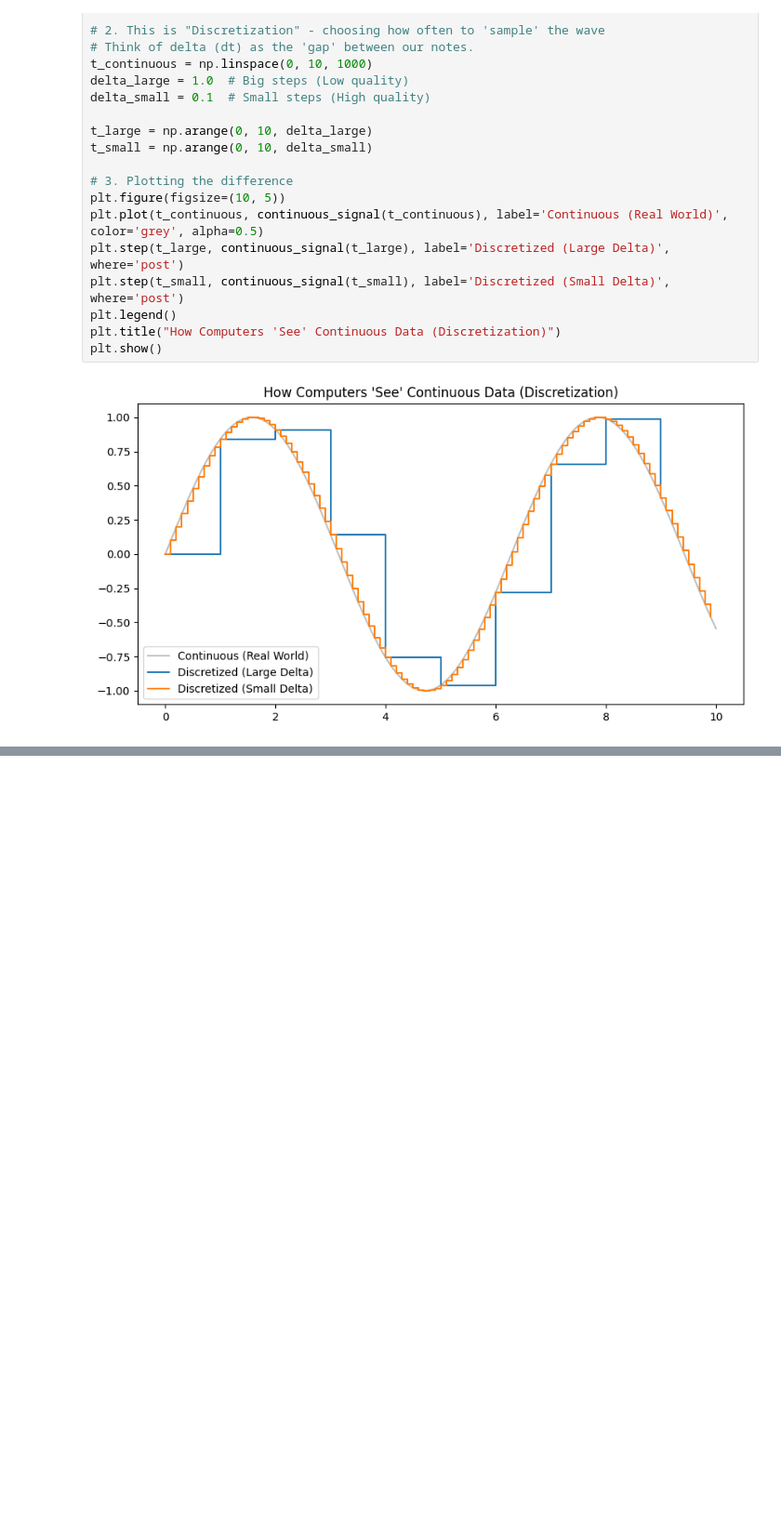
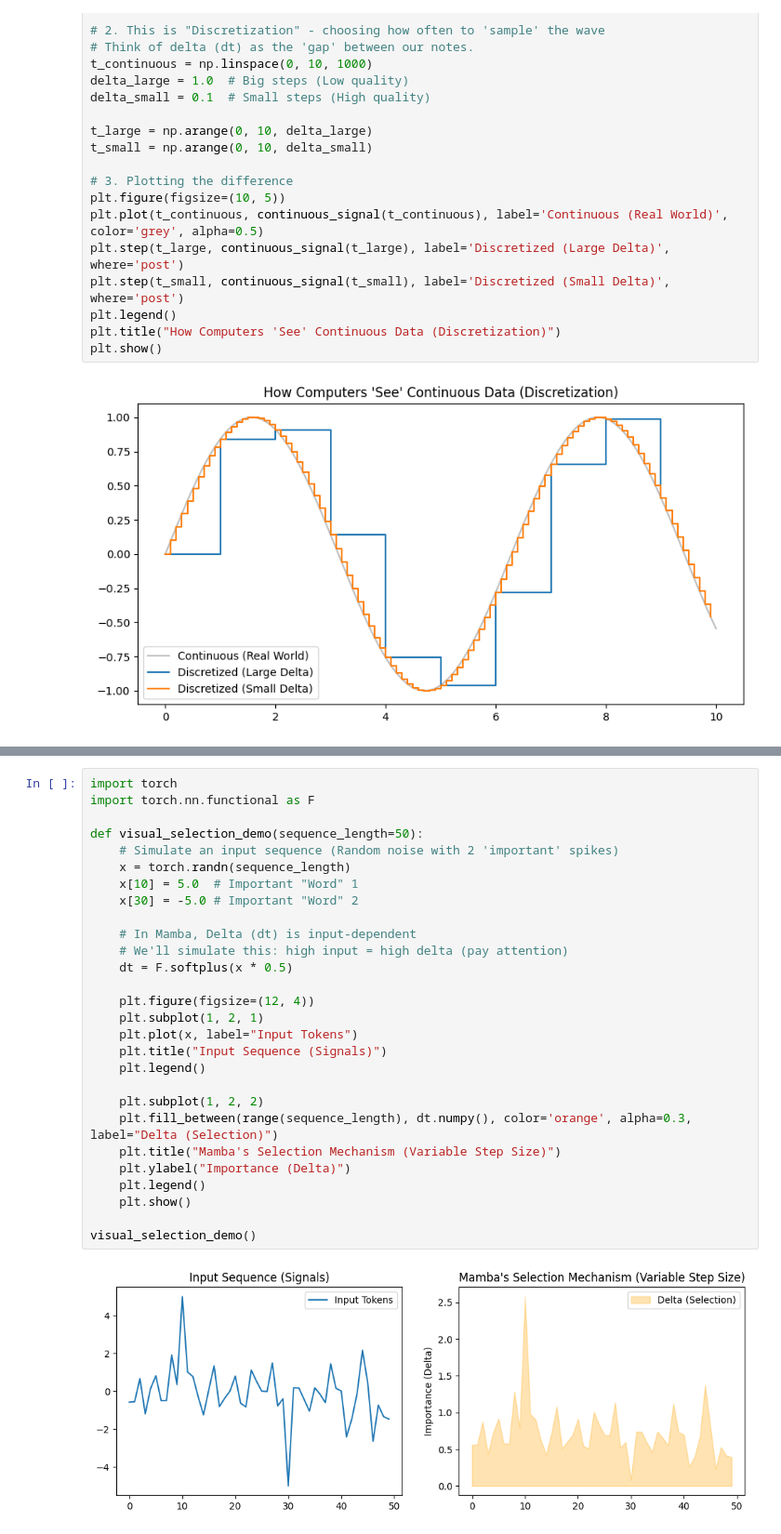
Before and after one commit to AVLEQ/SSM-Mamba-Study, a Jupyter notebook: Week1_SSM_Basics.ipynb, the cells around one changed output, grey strips where cells are left out. Shown at 93% size. Saved outputs shown, nothing was run; the diff lists cells and outputs as text; blank space fills up the shorter version.

```diff
--- a/Week1_SSM_Basics.ipynb
+++ b/Week1_SSM_Basics.ipynb
@@ -29,0 +173,30 @@ plt.show()
+# %%
+import torch
+import torch.nn.functional as F
+
+def visual_selection_demo(sequence_length=50):
+    # Simulate an input sequence (Random noise with 2 'important' spikes)
+    x = torch.randn(sequence_length)
+    x[10] = 5.0  # Important "Word" 1
+    x[30] = -5.0 # Important "Word" 2
+
+    # In Mamba, Delta (dt) is input-dependent
+    # We'll simulate this: high input = high delta (pay attention)
+    dt = F.softplus(x * 0.5)
+
+    plt.figure(figsize=(12, 4))
+    plt.subplot(1, 2, 1)
+    plt.plot(x, label="Input Tokens")
+    plt.title("Input Sequence (Signals)")
+    plt.legend()
+
+    plt.subplot(1, 2, 2)
+    plt.fill_between(range(sequence_length), dt.numpy(), color='orange', alpha=0.3, label="Delta (Selection)")
+    plt.title("Mamba's Selection Mechanism (Variable Step Size)")
+    plt.ylabel("Importance (Delta)")
+    plt.legend()
+    plt.show()
+
+visual_selection_demo()
+# %% [output]
+[figure, added]
```
Also changed, not shown: parts of 10 cells of this notebook.
